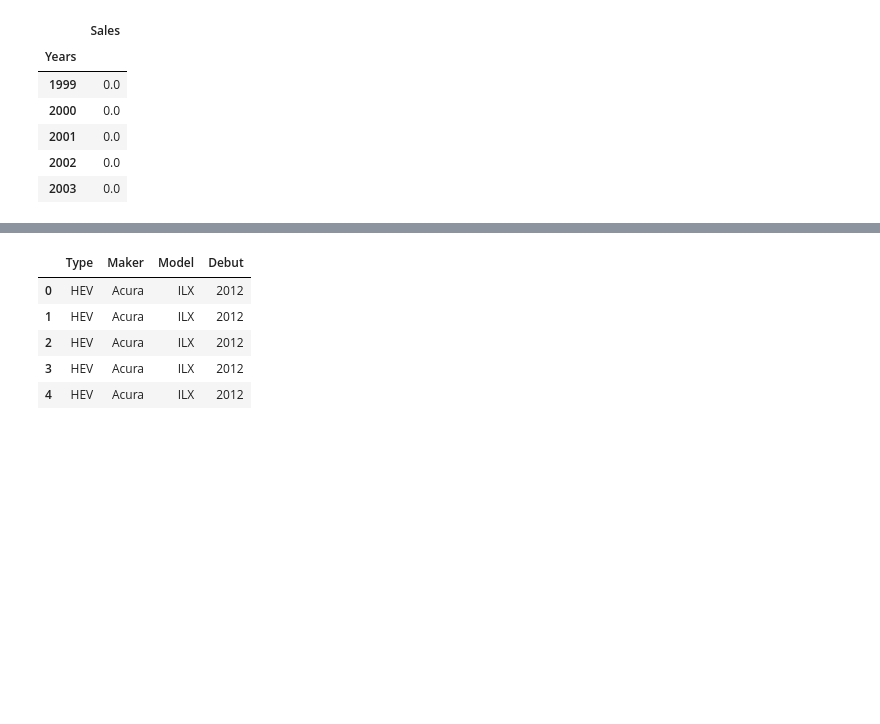
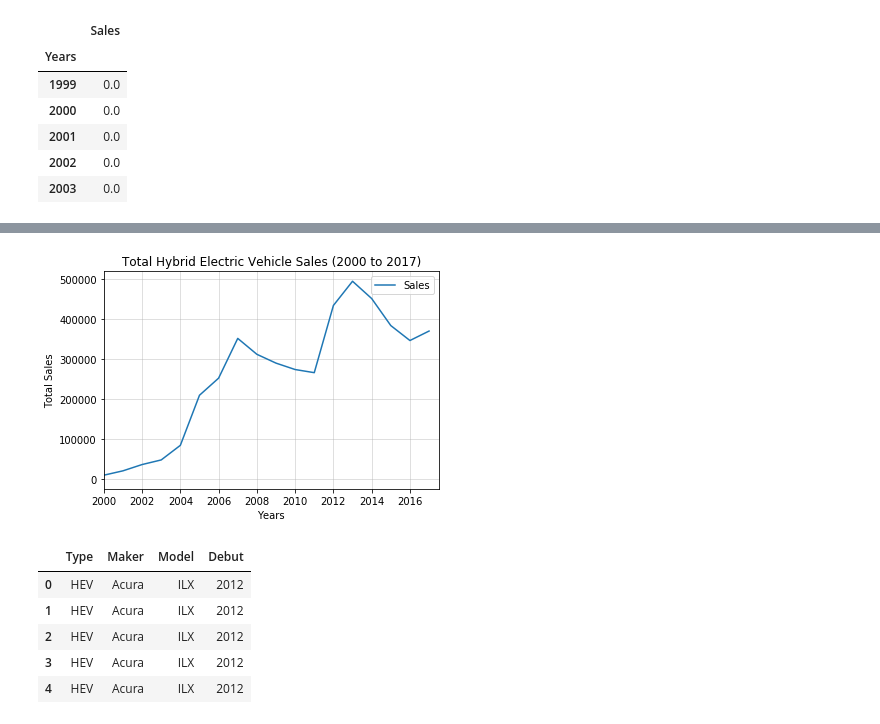
Before and after one commit to Barbara-Gordon/Team9, a Jupyter notebook: Cleaning Model Sales Data.ipynb, the cells around one changed output, grey strips where cells are left out. Cells and saved outputs as stored; diff of their text form; code cells hidden in the pictures; blank space fills up the shorter version.

```diff
--- a/Cleaning Model Sales Data.ipynb
+++ b/Cleaning Model Sales Data.ipynb
@@ -74,3 +90,14 @@ fig2 = HEVmakersalessum.plot()
+# %%
+fig2 = HEVmakersalessum.plot(xlim =(2000,2017.5))
+fig2.set_title('Total Hybrid Electric Vehicle Sales (2000 to 2017)')
+fig2.set_ylabel('Total Sales')
+fig2.grid(alpha = .5)
+
+
+fig2 = fig2.get_figure()
+fig2.savefig('Plots and Maps\HEV Sales')
+# %% [output]
+[figure, added]
 # %%
 debutYear = pd.read_csv('Datasets\ModelYearPivot.csv',index_col = 0)
 # %%
```
Also changed, not shown: parts of 6 cells of this notebook, 13 other files.
